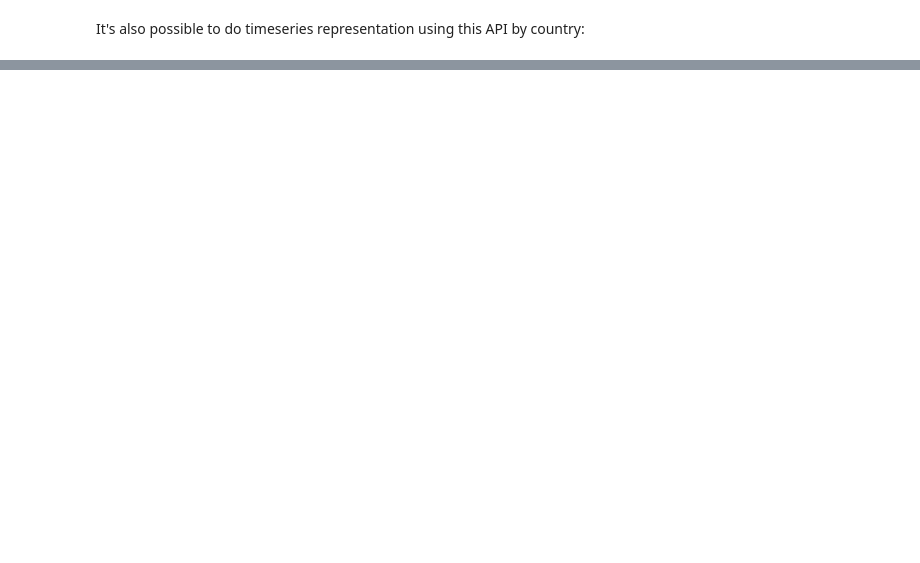
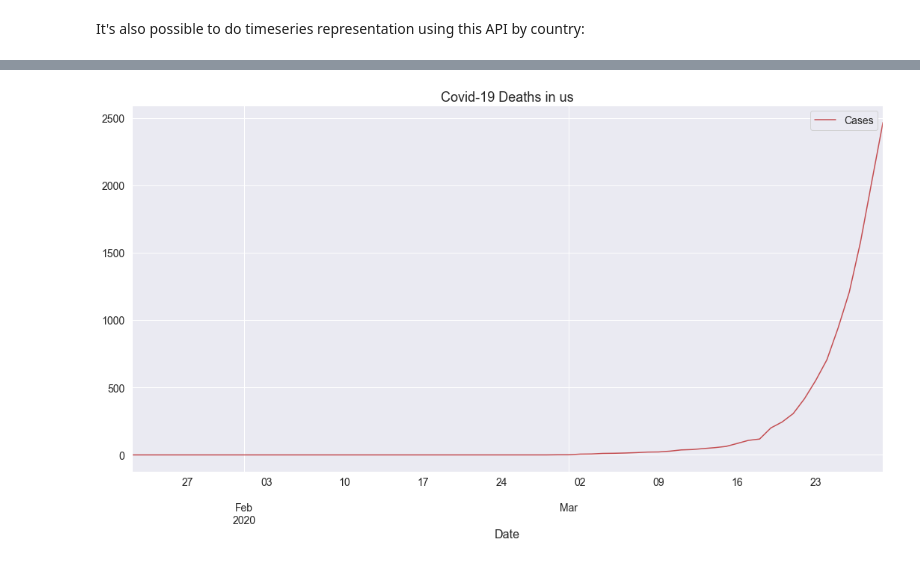
Before and after one commit to malminhas/covid, a Jupyter notebook: index.ipynb, the cells around one changed output, grey strips where cells are left out. Cells and saved outputs as stored; diff of their text form; code cells hidden in the pictures; blank space fills up the shorter version.

```diff
--- a/index.ipynb
+++ b/index.ipynb
@@ -122,0 +120,4 @@ plotCategoryByCountry('Deaths', 'united-kingdom', color='r')
+# %%
+plotCategoryByCountry('Deaths', 'us', color='r')
+# %% [output]
+[figure, added]
```
Also changed, not shown: parts of 10 cells of this notebook, 15 other files.
